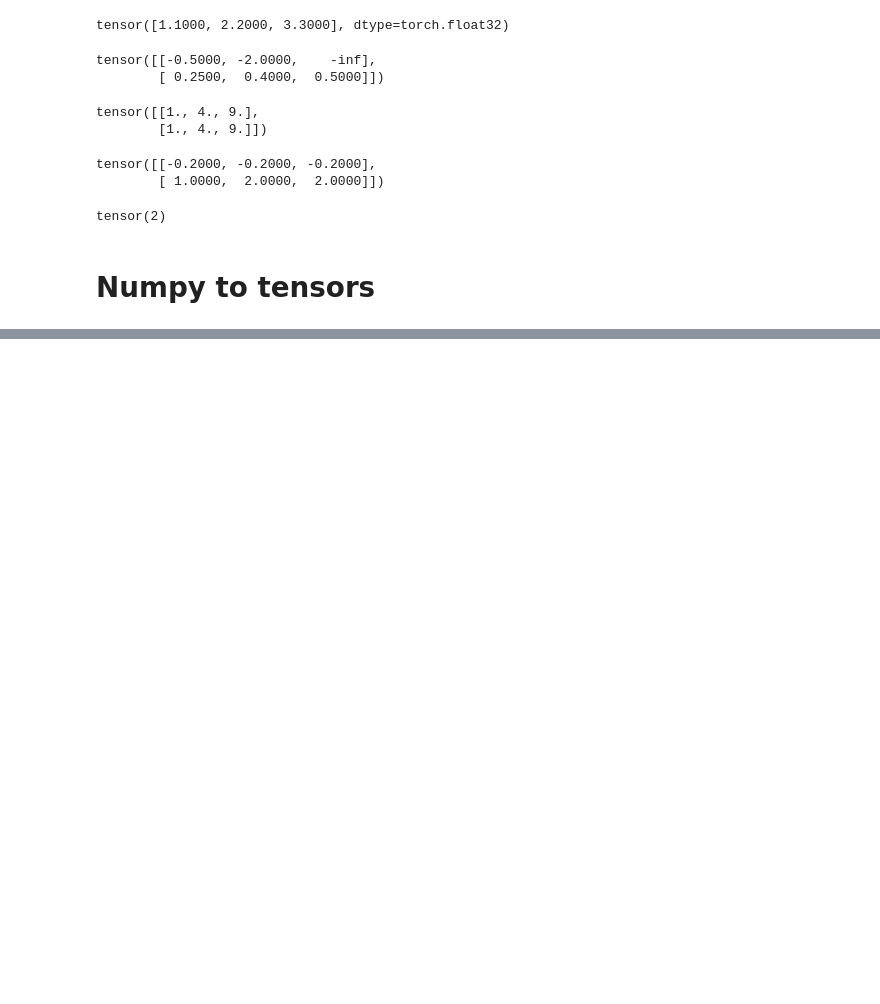
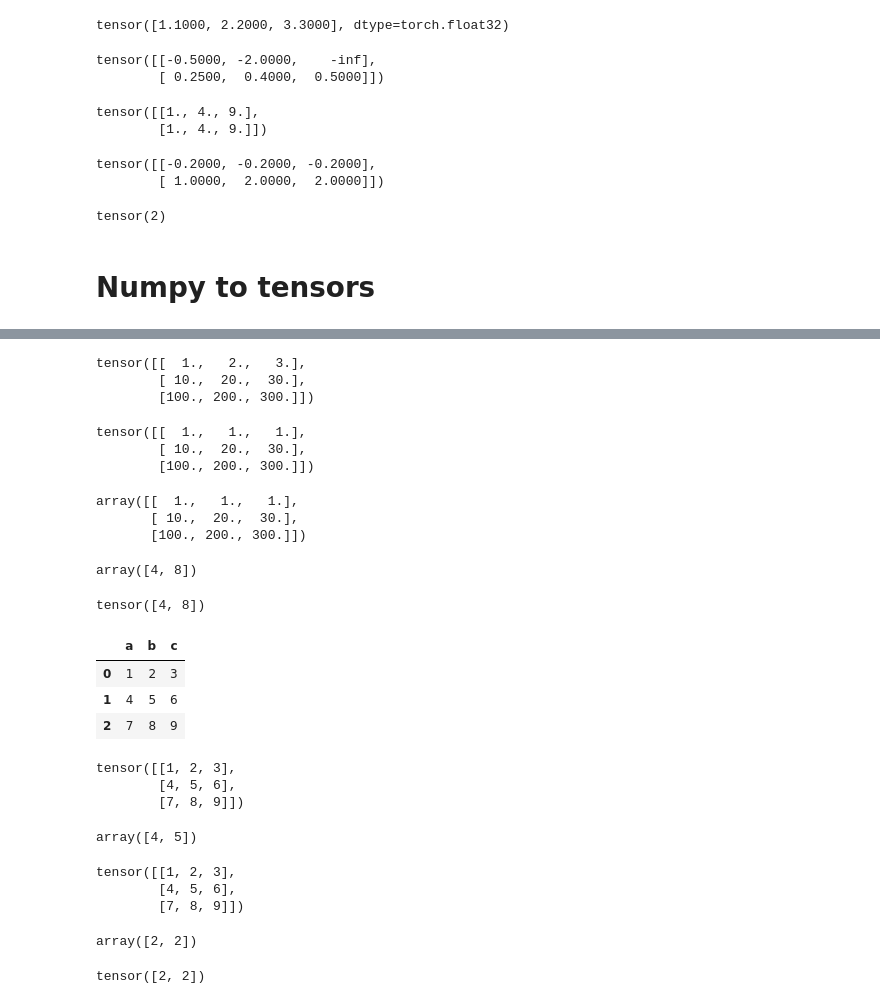
Before and after one commit to konradbachusz-zz/Foundations_of_PyTorch_Pluralsight, a Jupyter notebook: Foundations_of_PyTorch_Pluralsight.ipynb, the cells around one changed output, grey strips where cells are left out. Drawn from its saved outputs; the diff is of its cells as text; code cells hidden in the pictures; blank space fills up the shorter version.

```diff
--- a/Foundations_of_PyTorch_Pluralsight.ipynb
+++ b/Foundations_of_PyTorch_Pluralsight.ipynb
@@ -288,0 +325,68 @@ array([[0.22781905, 0.68559668, 0.05238935],
+# %%
+tensor_from_numpy=torch.from_numpy(numpy_arr)
+tensor_from_numpy
+# %% [output]
+tensor([[  1.,   2.,   3.],
+        [ 10.,  20.,  30.],
+        [100., 200., 300.]])
+# %%
+tensor_from_numpy[0]=1
+tensor_from_numpy
+# %% [output]
+tensor([[  1.,   1.,   1.],
+        [ 10.,  20.,  30.],
+        [100., 200., 300.]])
+# %%
+numpy_arr
+# %% [output]
+array([[  1.,   1.,   1.],
+       [ 10.,  20.,  30.],
+       [100., 200., 300.]])
+# %%
+np_array_one=np.array([4,8])
+np_array_one
+# %% [output]
+array([4, 8])
+# %%
+tensor_from_array_one=torch.as_tensor(np_array_one)
+tensor_from_array_one
+# %% [output]
+tensor([4, 8])
+# %%
+import pandas as pd
+df = pd.DataFrame(np.array([[1, 2, 3], [4, 5, 6], [7, 8, 9]]),columns=['a', 'b', 'c'])
+df
+# %% [output]
+|  | a | b | c |
+| 0 | 1 | 2 | 3 |
+| 1 | 4 | 5 | 6 |
+| 2 | 7 | 8 | 9 |
+# %%
+df=df.to_numpy()
+tensor_from_array_one=torch.as_tensor(df)
+tensor_from_array_one
+# %% [output]
+tensor([[1, 2, 3],
+        [4, 5, 6],
+        [7, 8, 9]])
+# %%
+np_array_one[1]=5
+np_array_one
+# %% [output]
+array([4, 5])
+# %%
+tensor_from_array_one
+# %% [output]
+tensor([[1, 2, 3],
+        [4, 5, 6],
+        [7, 8, 9]])
+# %%
+np_array_two=np.array([2,2])
+np_array_two
+# %% [output]
+array([2, 2])
+# %%
+tensor_from_array_two=torch.tensor(np_array_two)
+tensor_from_array_two
+# %% [output]
+tensor([2, 2])
```
Also changed, not shown: parts of 64 cells of this notebook.
